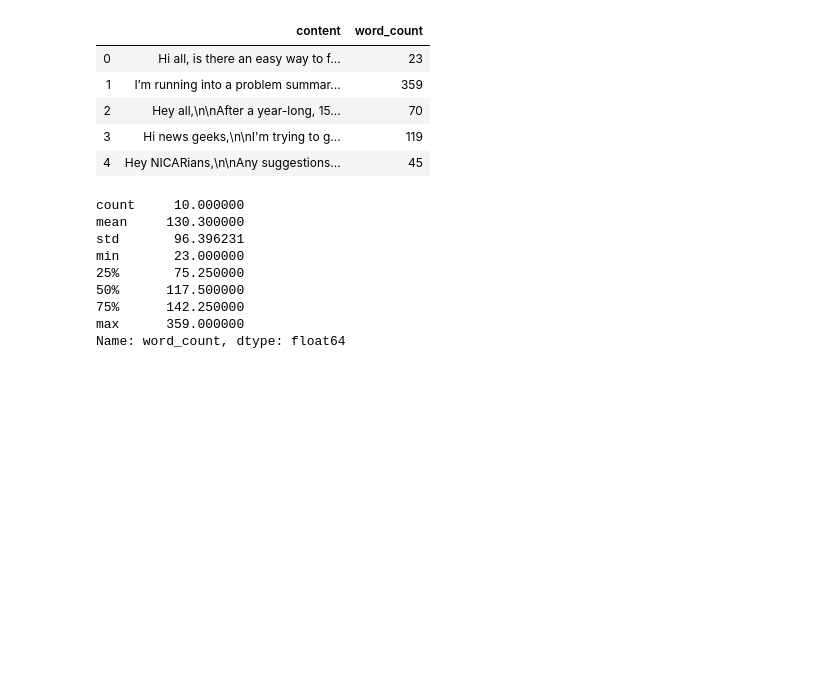
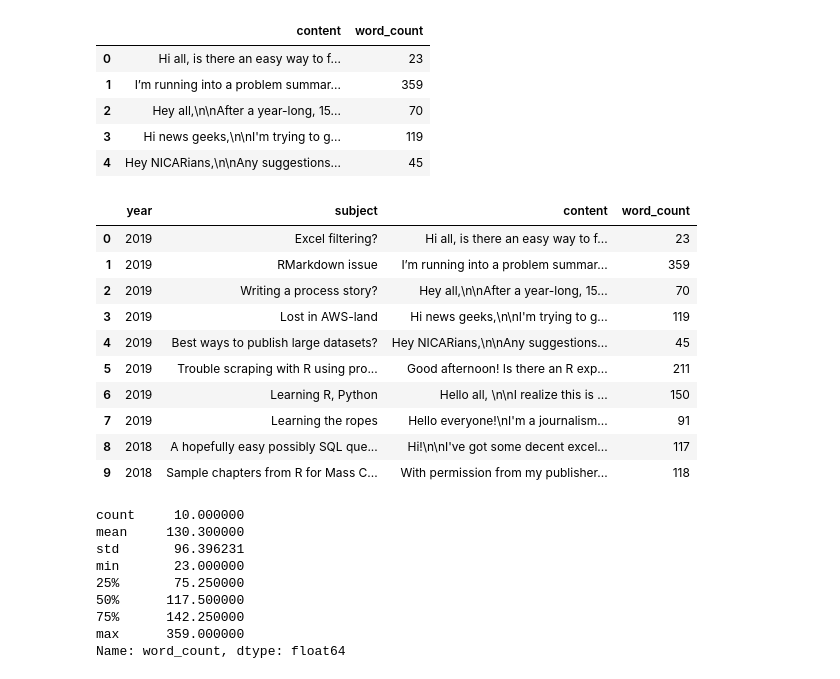
Before and after one commit to ericayee/senior-project, a Jupyter notebook: keyword_test.ipynb, the cells around one changed output. Saved outputs shown, nothing was run; the diff lists cells and outputs as text; code cells hidden in the pictures; blank space fills up the shorter version.

```diff
--- a/keyword_test.ipynb
+++ b/keyword_test.ipynb
@@ -37,6 +37,20 @@ dataset[['content','word_count']].head()
 | 2 | Hey all,\n\nAfter a year-long, 15... | 70 |
 | 3 | Hi news geeks,\n\nI'm trying to g... | 119 |
 | 4 | Hey NICARians,\n\nAny suggestions... | 45 |
+# %%
+dataset
+# %% [output]
+|  | year | subject | content | word_count |
+| 0 | 2019 | Excel filtering? | Hi all, is there an easy way to f... | 23 |
+| 1 | 2019 | RMarkdown issue | I’m running into a problem summar... | 359 |
+| 2 | 2019 | Writing a process story? | Hey all,\n\nAfter a year-long, 15... | 70 |
+| 3 | 2019 | Lost in AWS-land | Hi news geeks,\n\nI'm trying to g... | 119 |
+| 4 | 2019 | Best ways to publish large datasets? | Hey NICARians,\n\nAny suggestions... | 45 |
+| 5 | 2019 | Trouble scraping with R using pro... | Good afternoon! Is there an R exp... | 211 |
+| 6 | 2019 | Learning R, Python | Hello all, \n\nI realize this is ... | 150 |
+| 7 | 2019 | Learning the ropes | Hello everyone!\nI'm a journalism... | 91 |
+| 8 | 2018 | A hopefully easy possibly SQL que... | Hi!\n\nI've got some decent excel... | 117 |
+| 9 | 2018 | Sample chapters from R for Mass C... | With permission from my publisher... | 118 |
 # %%
 # descriptive statistics of word counts
 dataset.word_count.describe()
```
Also changed, not shown: parts of 1 cell of this notebook, 5 other files.
